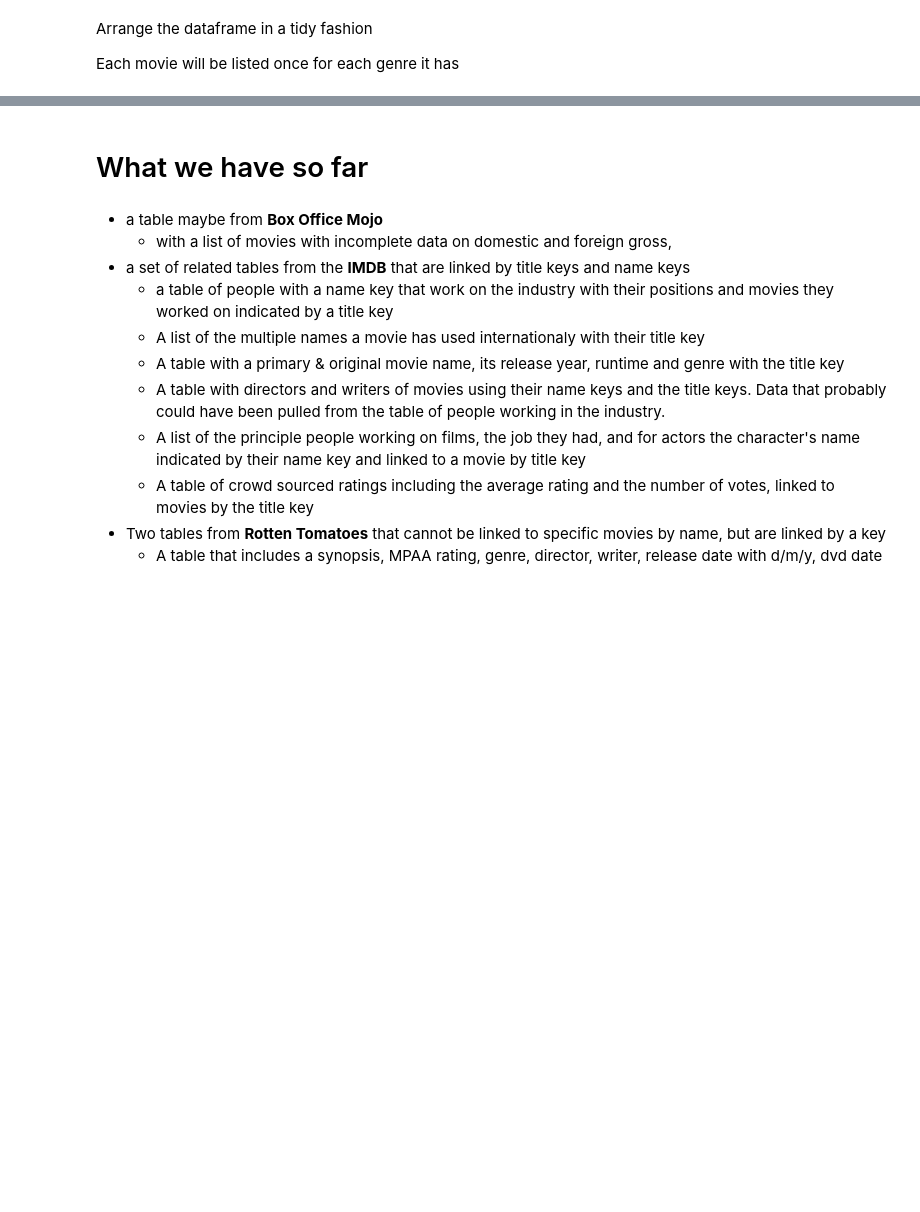
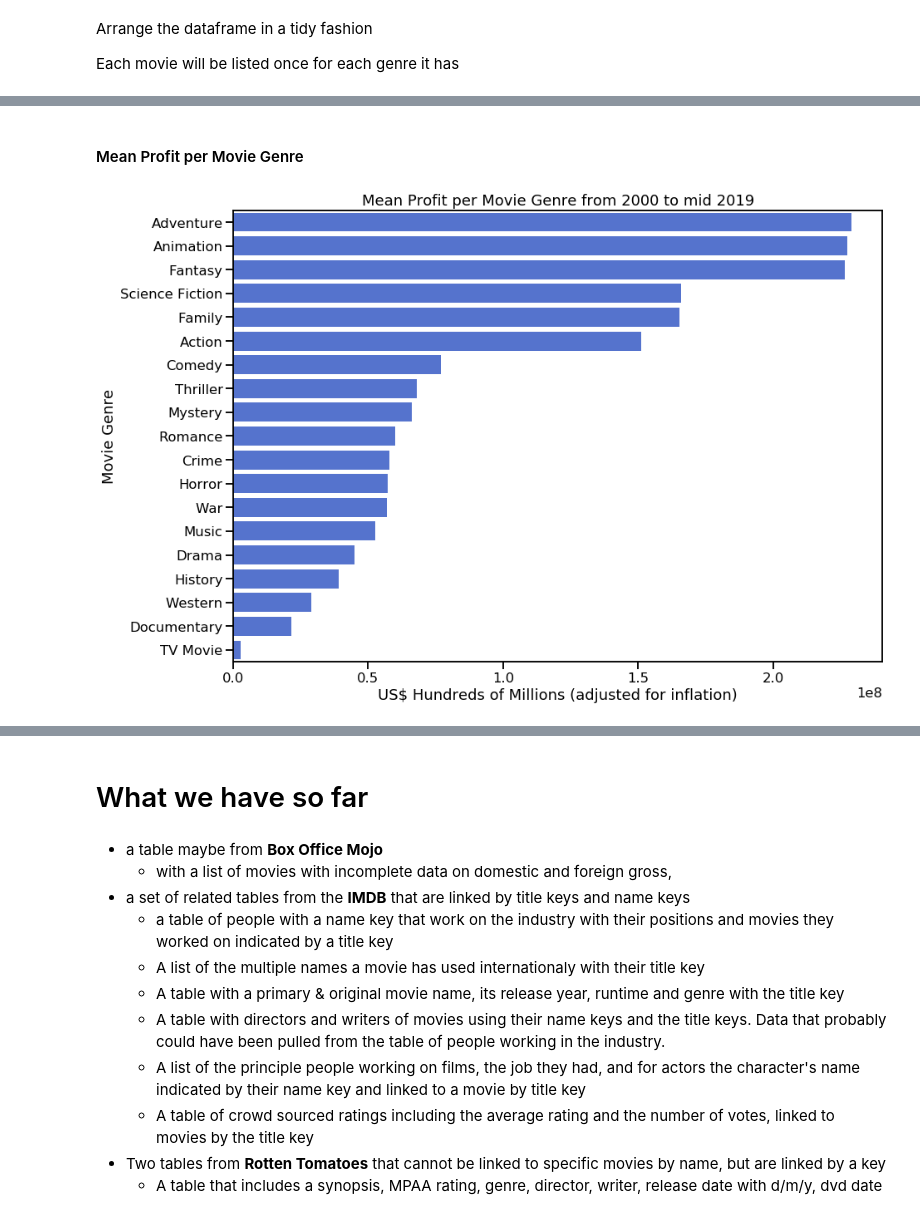
Before and after one commit to merb92/movie-industry-eda, a Jupyter notebook: index.ipynb, the cells around one changed output, grey strips where cells are left out. Drawn from its saved outputs; the diff is of its cells as text; code cells hidden in the pictures; blank space fills up the shorter version.

```diff
--- a/index.ipynb
+++ b/index.ipynb
@@ -1554,0 +1707,13 @@ tidy_financials_with_genres_df
+# %% [markdown]
+#### Mean Profit per Movie Genre
+# %%
+genres_sorted_by_mean_profit_desc_df = genre_data_df.sort_values('mean_profit', ascending=False)
+f = plt.figure(figsize=(14, 10))
+g = sns.barplot(x='mean_profit', y='genre_name', data = genres_sorted_by_mean_profit_desc_df, color='#4169E1')
+sns.set_context('talk')
+plt.ylabel('Movie Genre')
+plt.xlabel('US$ Hundreds of Millions (adjusted for inflation)')
+plt.title('Mean Profit per Movie Genre from 2000 to mid 2019')
+plt.show()
+# %% [output]
+[figure, added]
```
Also changed, not shown: parts of 42 cells of this notebook, 2 other files.
